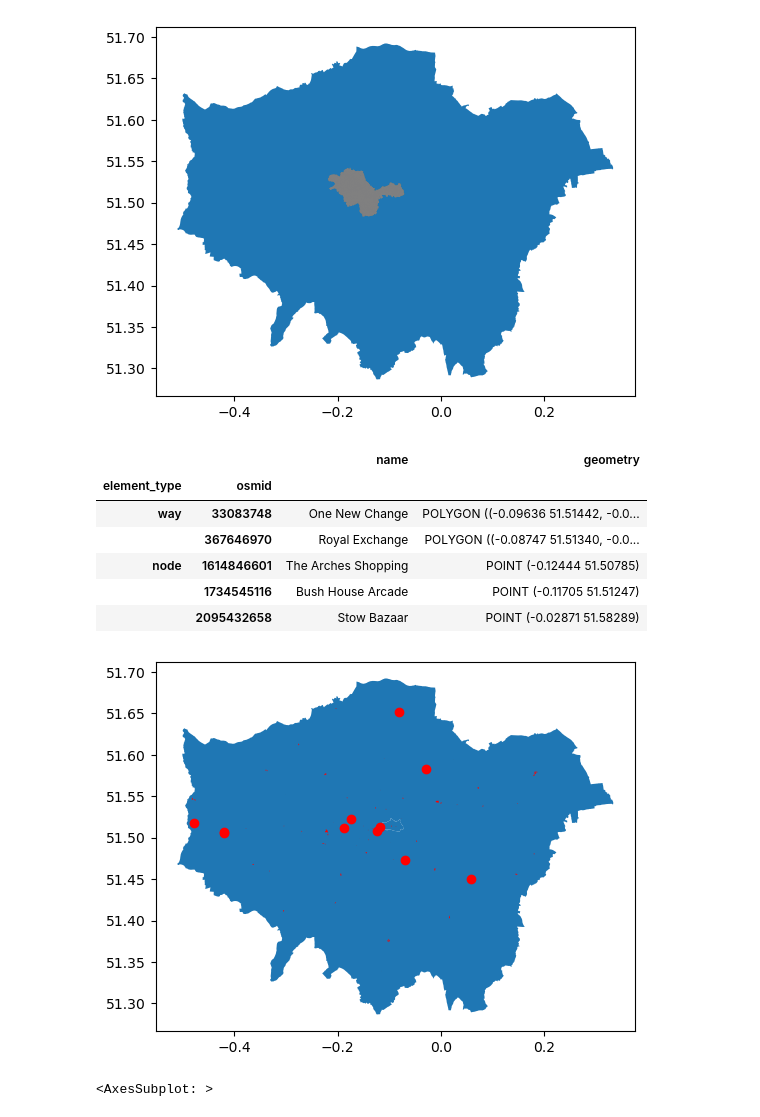
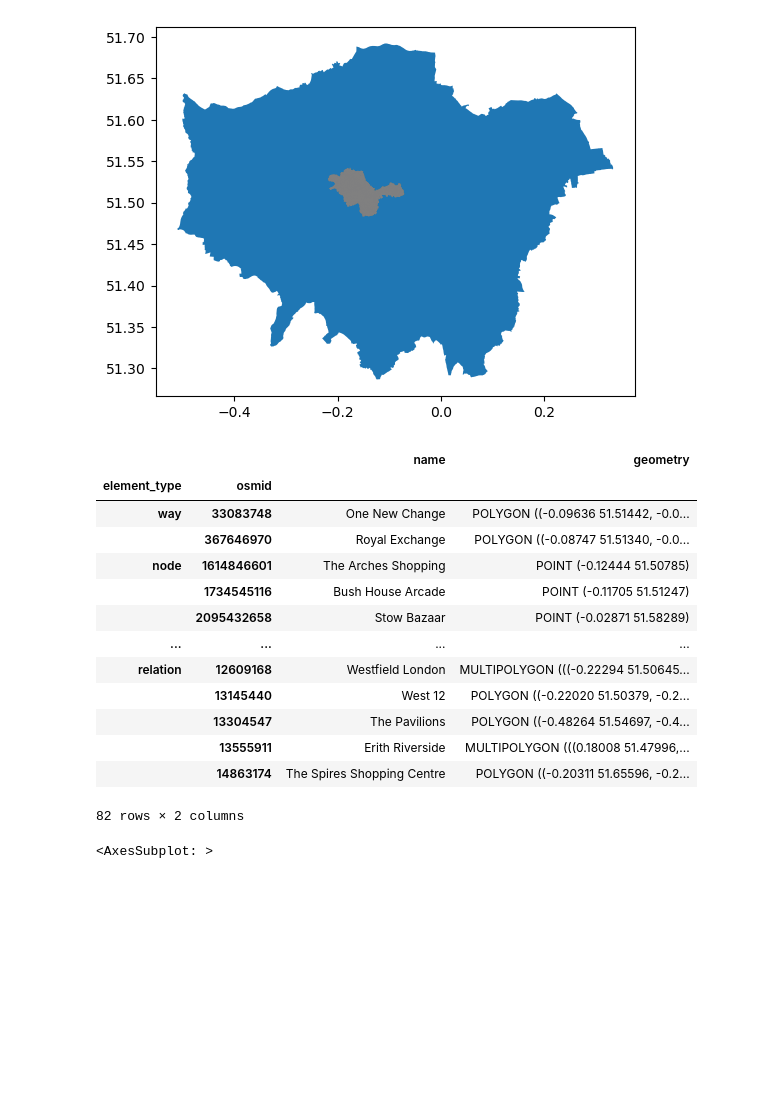
Before and after one commit to Felioxx/Mobile-ity-Scope, a Jupyter notebook: first_steps_python/get_osm_data_Anne.ipynb, the cells around one changed output. Drawn from its saved outputs; the diff is of its cells as text; code cells hidden in the pictures; blank space fills up the shorter version.

Commit message:
created shops.csv

```diff
--- a/first_steps_python/get_osm_data_Anne.ipynb
+++ b/first_steps_python/get_osm_data_Anne.ipynb
@@ -106,23 +97,29 @@ base2 = streets_S.plot(ax=base, color = "grey")
 # %%
 ### define study attractions (shopping malls)
 
 tags = {'shop': "mall"}
 shopsCity = ox.features_from_place(City, tags)
 shopsWestminster = ox.features_from_place(GL, tags)
 shops = pd.concat([shopsCity, shopsWestminster])
 shops = shops[["name","geometry"]]
-base= area_both.plot()
-shops.plot(ax=base, color="red")
-shops.head()
+#base= area_both.plot()
+#shops.plot(ax=base, color="red")
+shops
 # %% [output]
 |  |  | name | geometry |
 | element_type | osmid |  |  |
 | way | 33083748 | One New Change | POLYGON ((-0.09636 51.51442, -0.0... |
 |  | 367646970 | Royal Exchange | POLYGON ((-0.08747 51.51340, -0.0... |
 | node | 1614846601 | The Arches Shopping | POINT (-0.12444 51.50785) |
 |  | 1734545116 | Bush House Arcade | POINT (-0.11705 51.51247) |
 |  | 2095432658 | Stow Bazaar | POINT (-0.02871 51.58289) |
+| ... | ... | ... | ... |
+| relation | 12609168 | Westfield London | MULTIPOLYGON (((-0.22294 51.50645... |
+|  | 13145440 | West 12 | POLYGON ((-0.22020 51.50379, -0.2... |
+|  | 13304547 | The Pavilions | POLYGON ((-0.48264 51.54697, -0.4... |
+|  | 13555911 | Erith Riverside | MULTIPOLYGON (((0.18008 51.47996,... |
+|  | 14863174 | The Spires Shopping Centre | POLYGON ((-0.20311 51.65596, -0.2... |
-[figure, removed]
+82 rows × 2 columns
 # %%
 ### old
 
```
Also changed, not shown: parts of 7 cells of this notebook, 1 other file.
